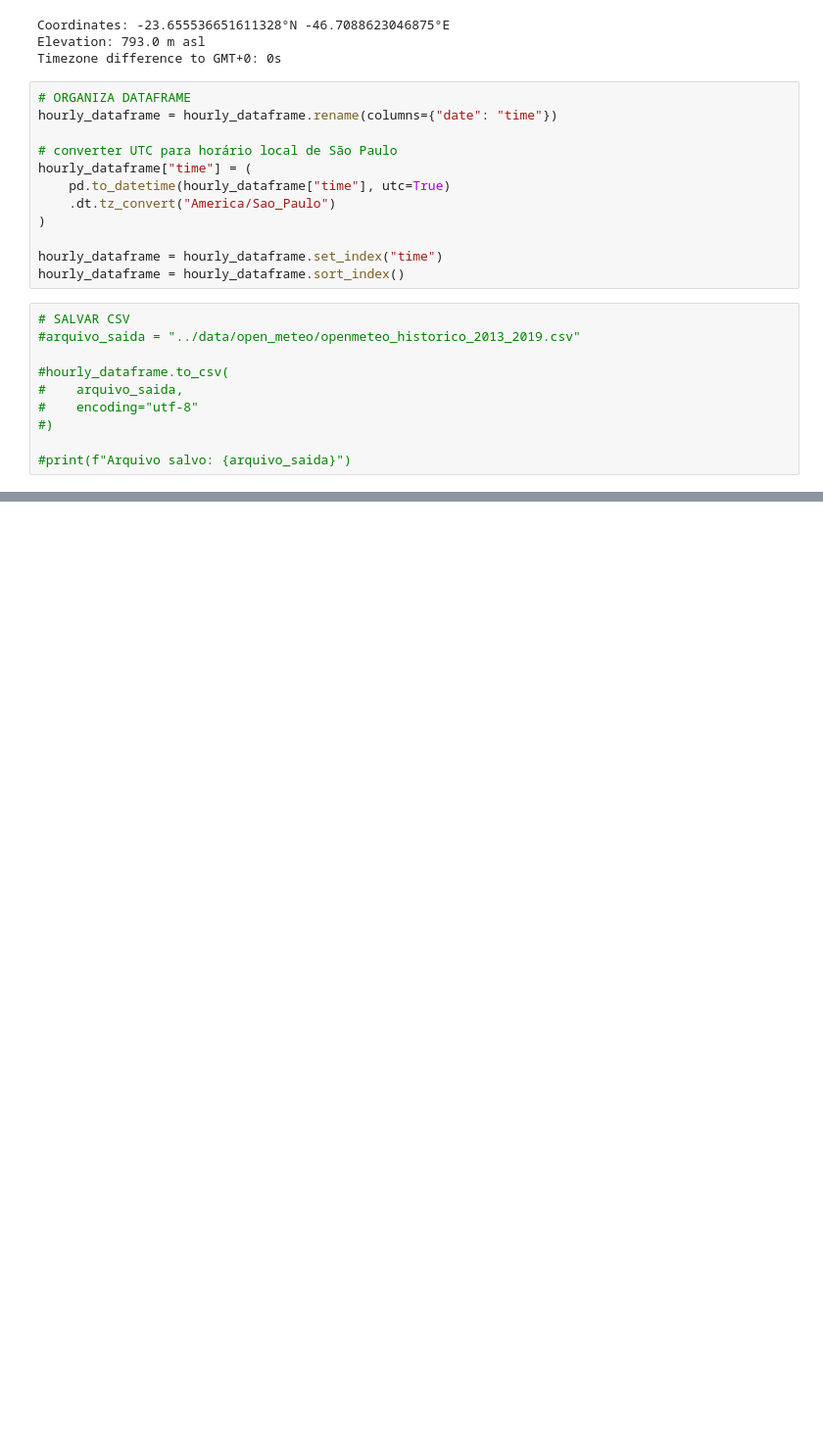
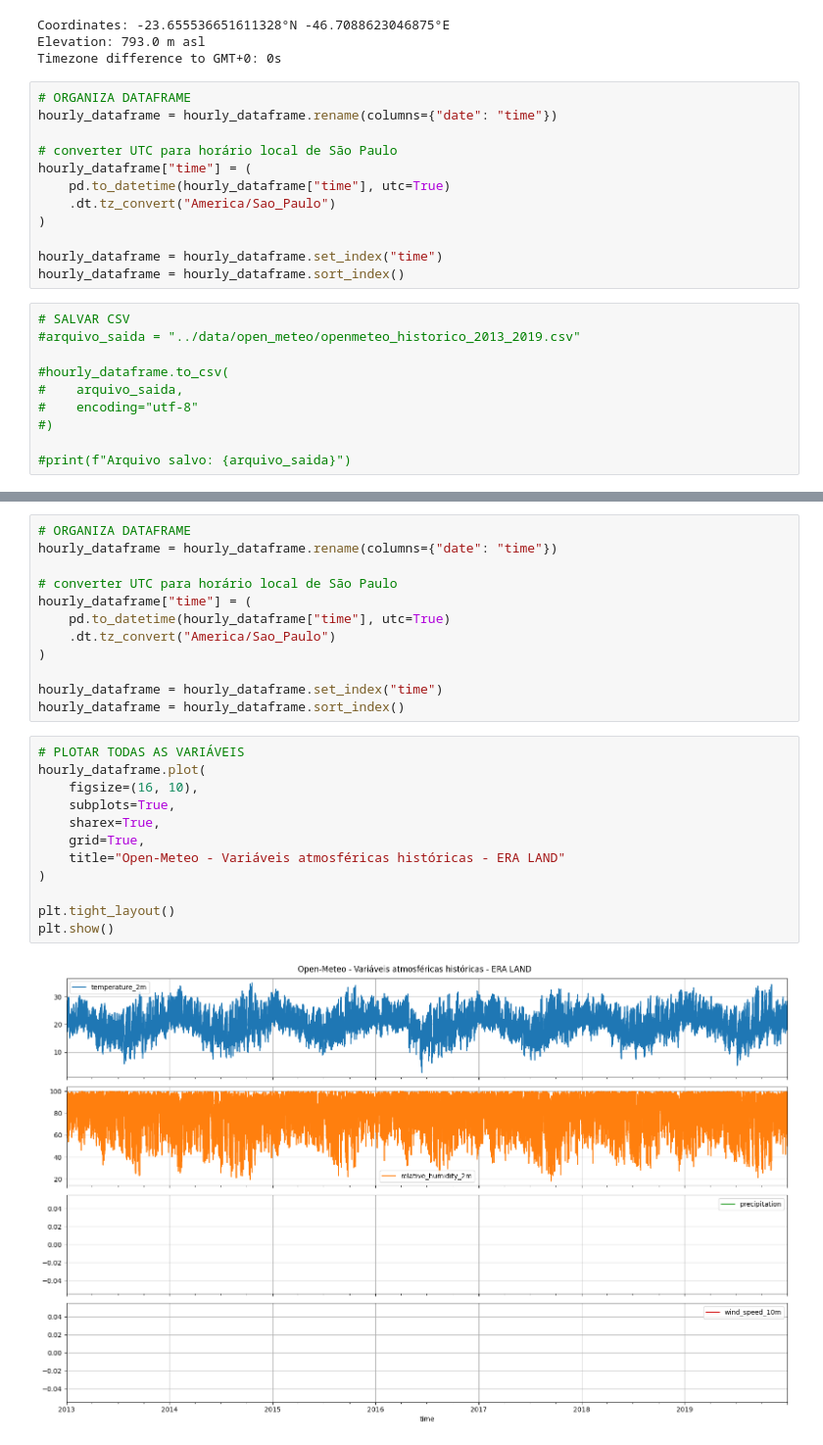
Before and after one commit to izabelcmn/respira_sp, a Jupyter notebook: notebook/izabelcmn_variaveis_atmosferica.ipynb, the cells around one changed output, grey strips where cells are left out. Shown at 98% size. Saved outputs shown, nothing was run; the diff lists cells and outputs as text; blank space fills up the shorter version.

```diff
--- a/notebook/izabelcmn_variaveis_atmosferica.ipynb
+++ b/notebook/izabelcmn_variaveis_atmosferica.ipynb
@@ -194,0 +172,26 @@ plt.show()
+# %%
+# ORGANIZA DATAFRAME
+hourly_dataframe = hourly_dataframe.rename(columns={"date": "time"})
+
+# converter UTC para horário local de São Paulo
+hourly_dataframe["time"] = (
+    pd.to_datetime(hourly_dataframe["time"], utc=True)
+    .dt.tz_convert("America/Sao_Paulo")
+)
+
+hourly_dataframe = hourly_dataframe.set_index("time")
+hourly_dataframe = hourly_dataframe.sort_index()
+# %%
+# PLOTAR TODAS AS VARIÁVEIS
+hourly_dataframe.plot(
+    figsize=(16, 10),
+    subplots=True,
+    sharex=True,
+    grid=True,
+    title="Open-Meteo - Variáveis atmosféricas históricas - ERA LAND"
+)
+
+plt.tight_layout()
+plt.show()
+# %% [output]
+[figure, added]
```
Also changed, not shown: parts of 13 cells of this notebook.
